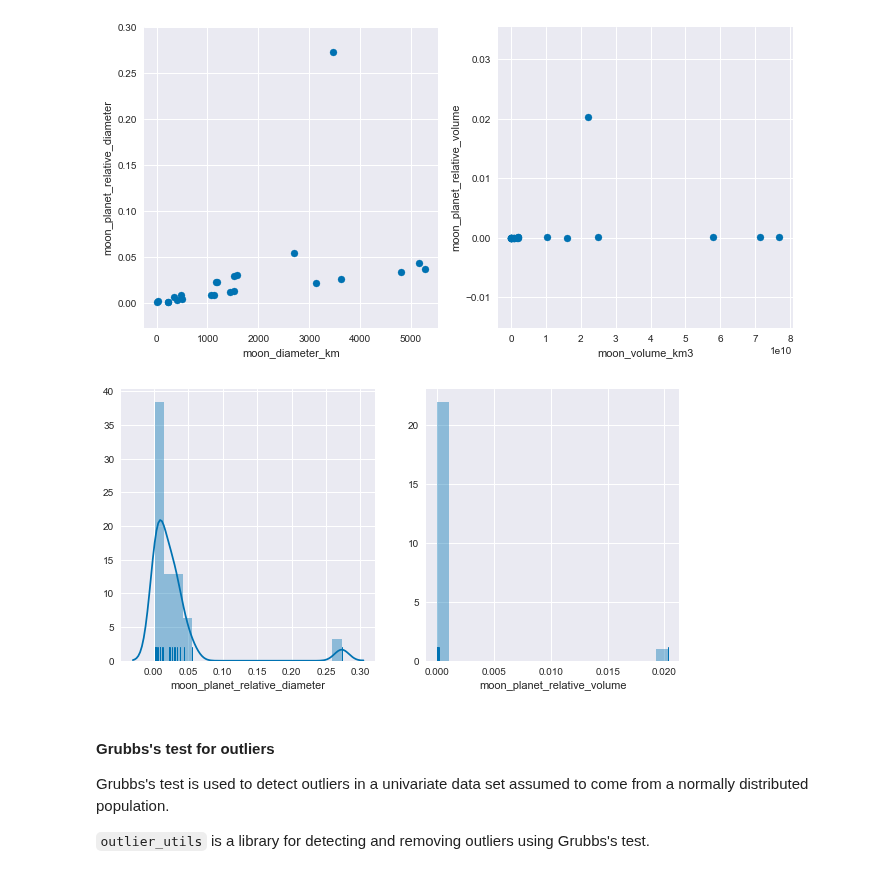
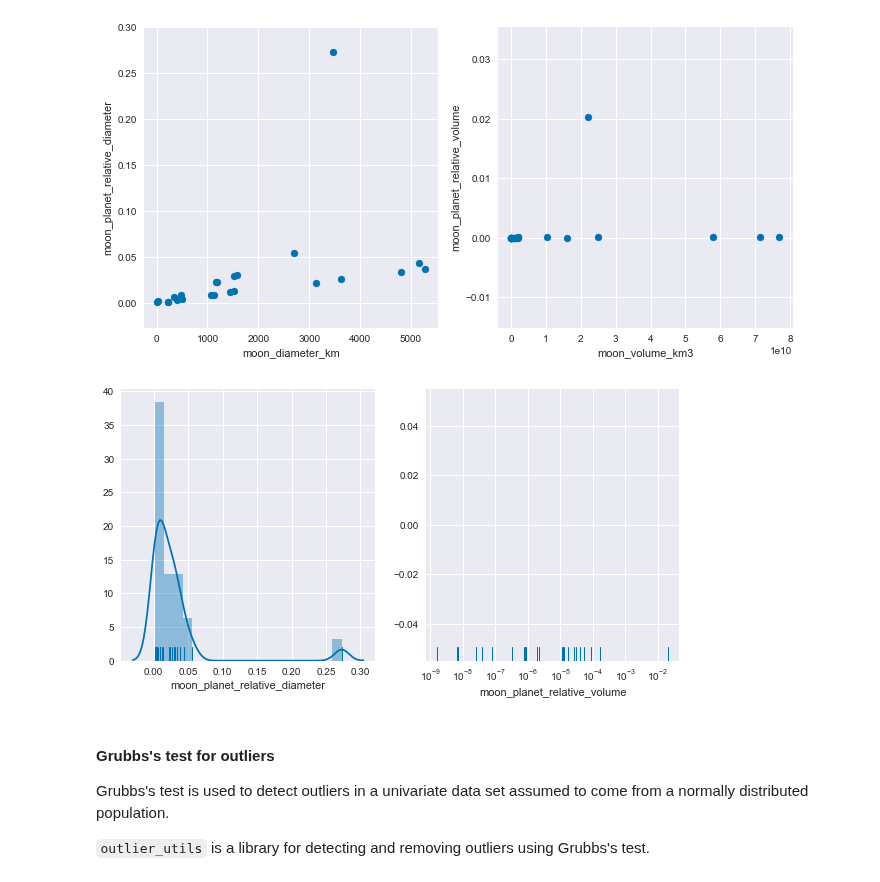
Before and after one commit to cuttlefishh/python-for-data-analysis, a Jupyter notebook: lessons/lesson17.ipynb, the cells around one changed output. Cells and saved outputs as stored; diff of their text form; code cells hidden in the pictures.

```diff
--- a/lessons/lesson17.ipynb
+++ b/lessons/lesson17.ipynb
@@ -422,11 +426,11 @@ fig.tight_layout()
 # %%
 # plot distributions
 fig, ax = plt.subplots(1, 2, figsize=(10,5))
 sns.distplot(df_solar.moon_planet_relative_diameter, rug=True, bins=20, ax=ax[0])
-sns.distplot(df_solar.moon_planet_relative_volume, kde=False, rug=True, bins=20, ax=ax[1]);
-#ax[1].set_xscale('log')
+sns.distplot(df_solar.moon_planet_relative_volume, hist=False, kde=False, rug=True, bins=20, ax=ax[1]);
+ax[1].set_xscale('log')
 # %% [output]
-[figure, old version]
+[figure, new version]
 # %% [markdown]
 #### Grubbs's test for outliers
 
```
Also changed, not shown: parts of 11 cells of this notebook, 1 other file.
